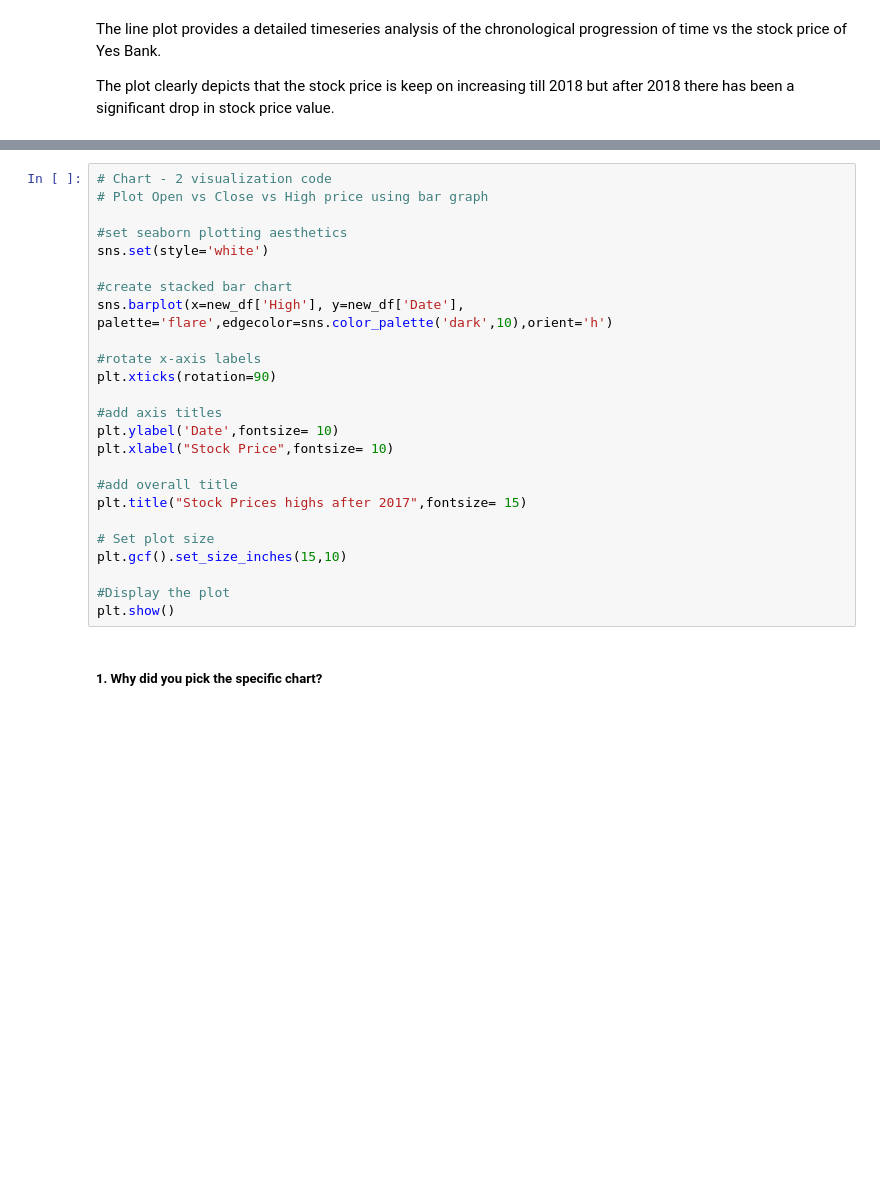
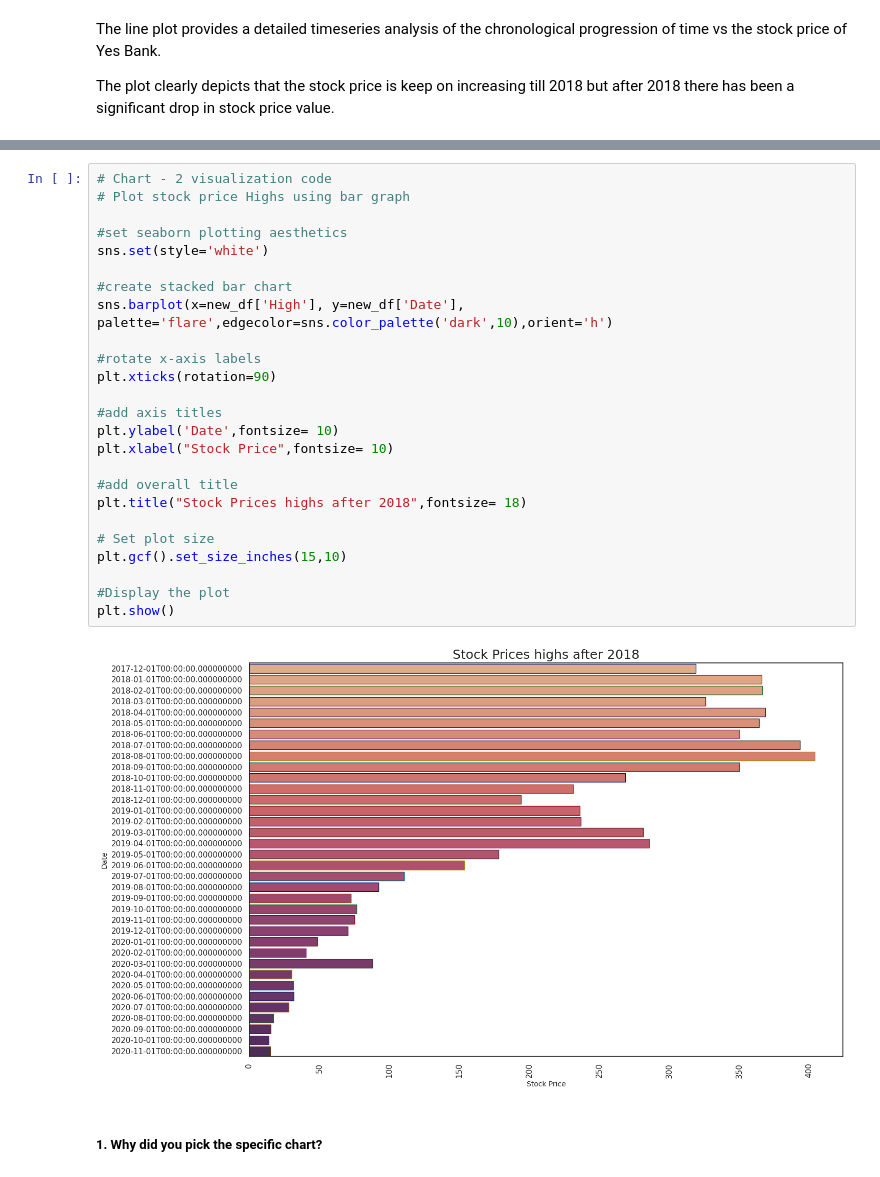
Before and after one commit to somyakmukherjee/Yes-Bank-Stock-Price-Machine-Learning-Capstone, a Jupyter notebook: Capstone_Project_Regression_Yes_Bank_Stock_Closing_Price_Prediction.ipynb, the cells around one changed output, grey strips where cells are left out. Cells and saved outputs as stored; diff of their text form; blank space fills up the shorter version.

```diff
--- a/Capstone_Project_Regression_Yes_Bank_Stock_Closing_Price_Prediction.ipynb
+++ b/Capstone_Project_Regression_Yes_Bank_Stock_Closing_Price_Prediction.ipynb
@@ -275,28 +409,30 @@ new_df
 # %%
 # Chart - 2 visualization code
-# Plot Open vs Close vs High price using bar graph
+# Plot stock price Highs using bar graph
 
 #set seaborn plotting aesthetics
 sns.set(style='white')
 
 #create stacked bar chart
 sns.barplot(x=new_df['High'], y=new_df['Date'],  palette='flare',edgecolor=sns.color_palette('dark',10),orient='h')
 
 #rotate x-axis labels
 plt.xticks(rotation=90)
 
 #add axis titles
 plt.ylabel('Date',fontsize= 10)
 plt.xlabel("Stock Price",fontsize= 10)
 
 #add overall title
-plt.title("Stock Prices highs after 2017",fontsize= 15)
+plt.title("Stock Prices highs after 2018",fontsize= 18)
 
 # Set plot size
 plt.gcf().set_size_inches(15,10)
 
 #Display the plot
 plt.show()
+# %% [output]
+[figure, added]
 # %% [markdown]
 ##### 1. Why did you pick the specific chart?
 # %% [markdown]
```
Also changed, not shown: parts of 315 cells of this notebook.
